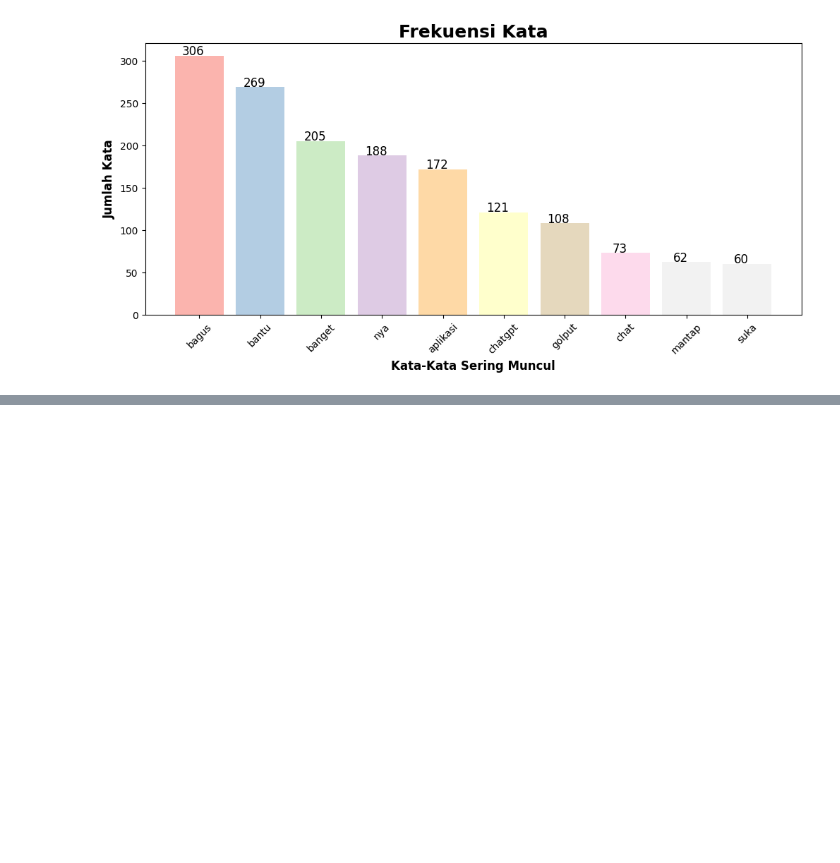
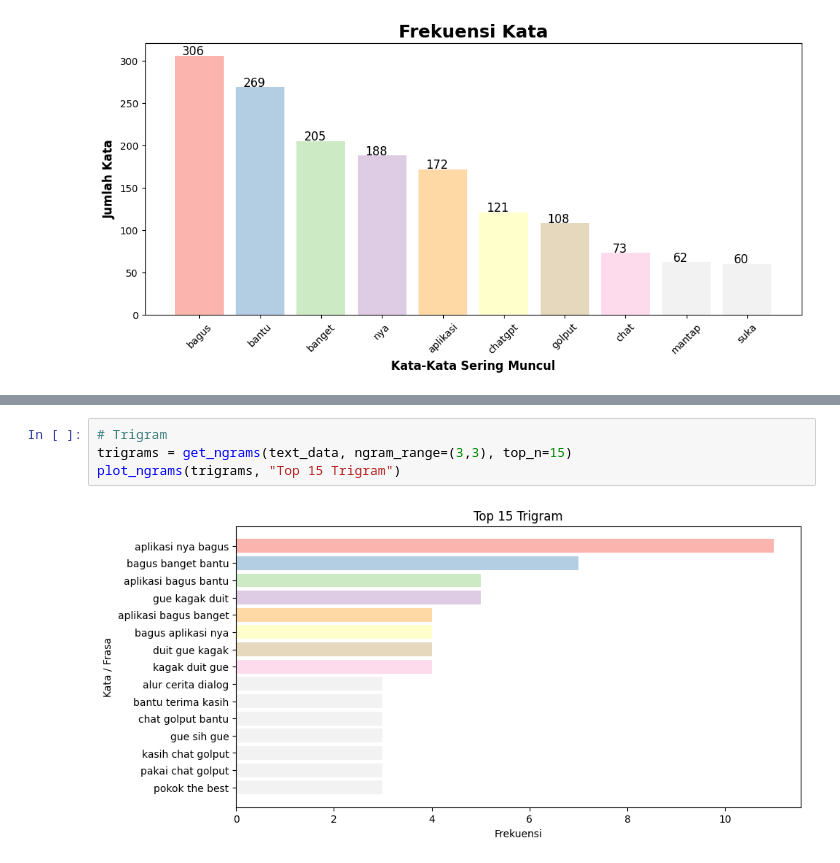
Before and after one commit to 8anisyamaura/Analisis_Ulasan_ChatGPT_App, a Jupyter notebook: CPMK-2/Preprocessing_Review_aplikasi_ChatGPT.ipynb, the cells around one changed output, grey strips where cells are left out. Drawn from its saved outputs; the diff is of its cells as text; blank space fills up the shorter version.

```diff
--- a/CPMK-2/Preprocessing_Review_aplikasi_ChatGPT.ipynb
+++ b/CPMK-2/Preprocessing_Review_aplikasi_ChatGPT.ipynb
@@ -417,0 +455,6 @@ plt.show()
+# %%
+# Trigram
+trigrams = get_ngrams(text_data, ngram_range=(3,3), top_n=15)
+plot_ngrams(trigrams, "Top 15 Trigram")
+# %% [output]
+[figure, added]
```
Also changed, not shown: parts of 4 cells of this notebook.
